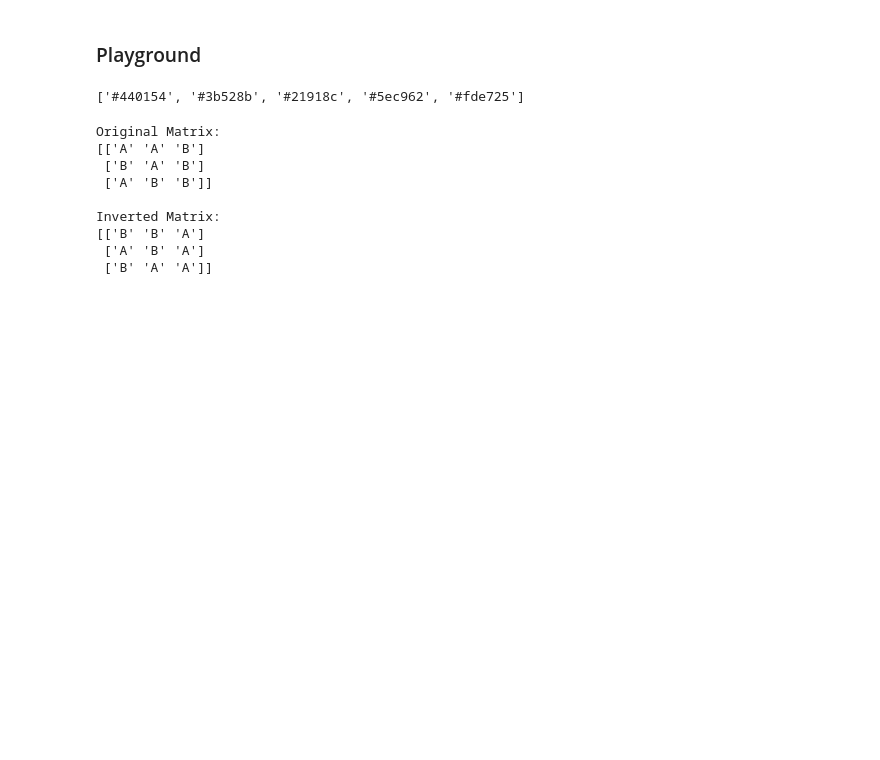
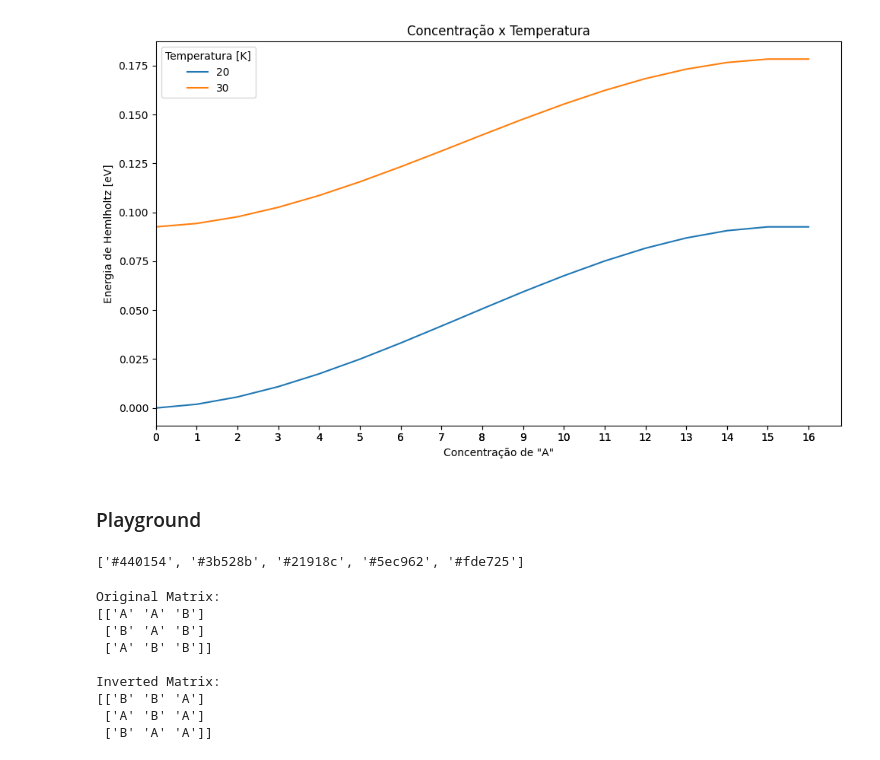
Before and after one commit to Gbeneti/ensemble_canonico, a Jupyter notebook: ensemble_canonico_mistura.ipynb, the cells around one changed output. Cells and saved outputs as stored; diff of their text form; code cells hidden in the pictures; blank space fills up the shorter version.

Commit message:
added campo_medio

```diff
--- a/ensemble_canonico_mistura.ipynb
+++ b/ensemble_canonico_mistura.ipynb
@@ -213,0 +205,19 @@ fig.savefig("helmholtz.png") #salva o gráfico
+# %%
+Kb = 8.6173324e-5
+#tester intended for quick changes in configs
+SIZE = 4
+TEMPERATURAS = [20,30]
+#TEMPERATURAS = [i for i in range(15,600,40)]
+
+E_A = 0
+E_B = 0
+E_AA = -0.02
+E_BB = -0.02
+E_AB = -0.01
+
+Z = 4 #vizinhos
+N = 1 #N
+
+N_A_range = np.array([n for n in np.arange(0,(SIZE*SIZE)+STEP,STEP)])
+N_B_range = N_A_range[::-1]
+N_A_percentage = N_A_range/(SIZE*SIZE)
@@ -213,0 +271,3 @@ fig.savefig("helmholtz.png") #salva o gráfico
+# %%
+campo_medio = campo_medio_hemlholtz(SIZE,N_A_range,N_B_range,Z,TEMPERATURAS,E_AA,E_BB,E_AB)
+campo_medio
@@ -213,0 +309,15 @@ fig.savefig("helmholtz.png") #salva o gráfico
+# %%
+fig, ax = plt.subplots(figsize=(10, 6))
+#sns.scatterplot(x=N_A_percentage, y=helmholtz_energies,c='red')
+sns.lineplot(x=campo_medio["x_axis"], y=campo_medio["Energia de Helmholtz [eV]"],hue=campo_medio["Temperatura [K]"],palette='tab10')
+plt.xlim(0, None)
+#plt.ylim(0, None)
+plt.xticks(campo_medio["x_axis"])
+plt.title('Concentração x Temperatura')
+plt.xlabel('Concentração de "A"')
+plt.ylabel('Energia de Hemlholtz [eV]')
+plt.tight_layout()
+fig.get_figure() #'pega' o gráfico para salvar
+fig.savefig("helmholtz.png") #salva o gráfico
+# %% [output]
+[figure, added]
```
Also changed, not shown: parts of 8 cells of this notebook, 1 other file.
